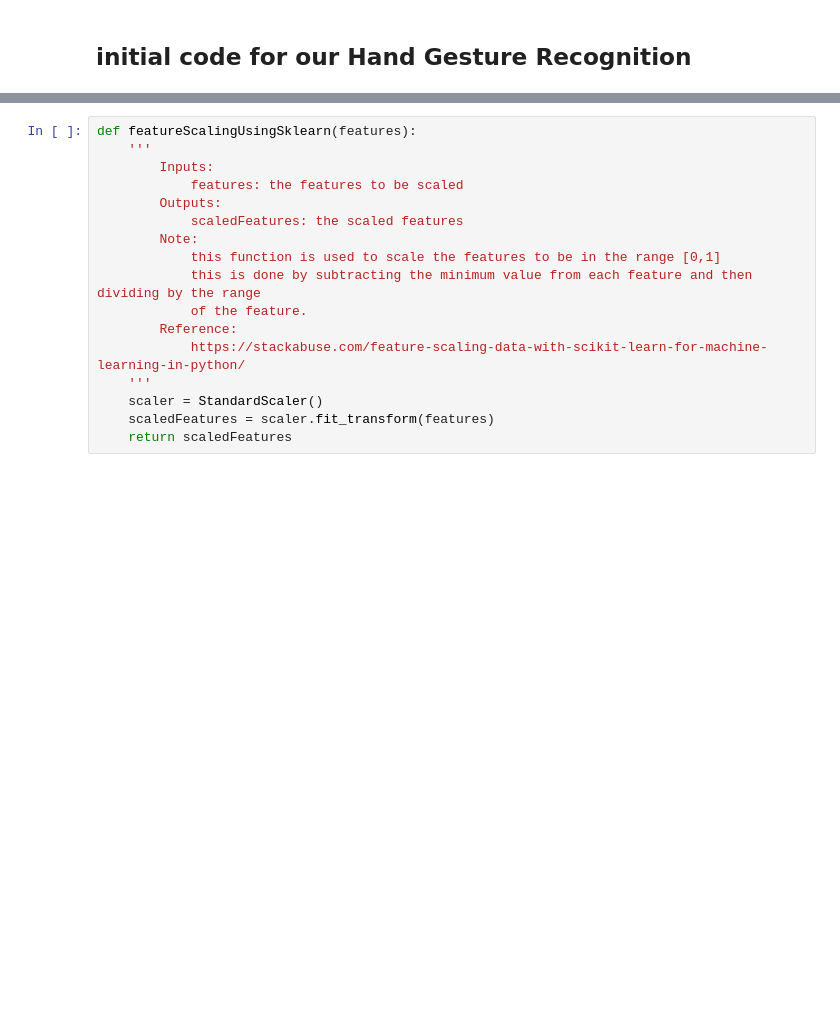
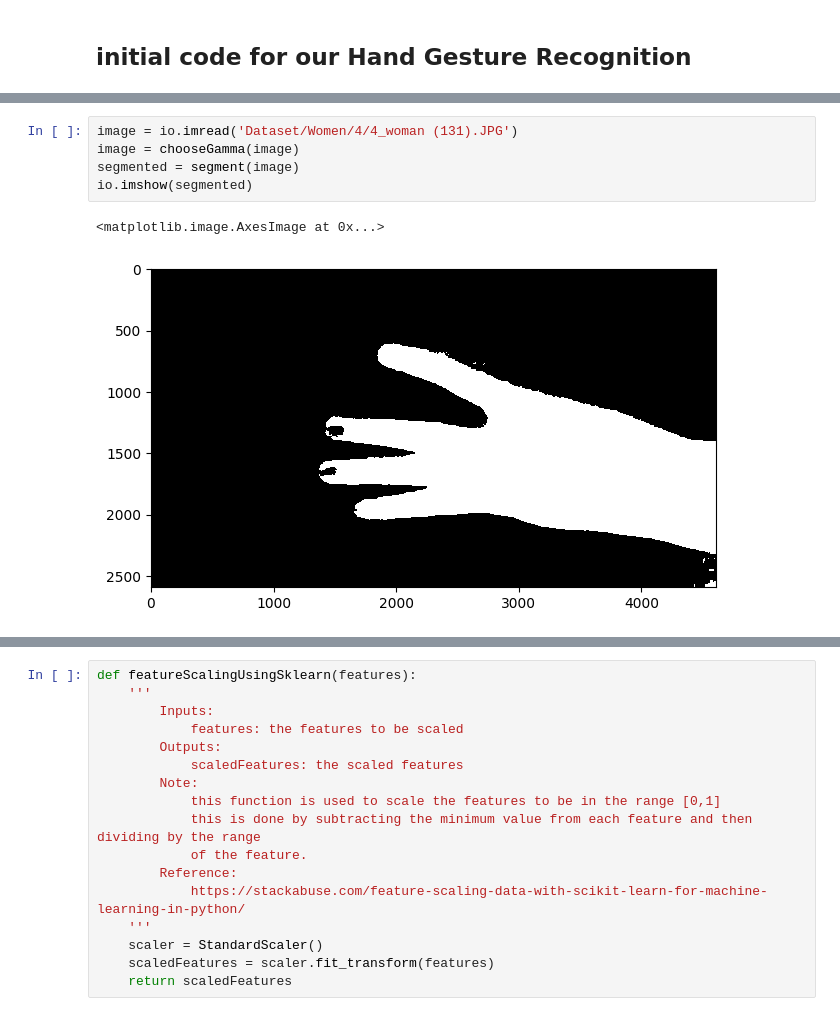
Before and after one commit to khaHesham/Hand-Gesture-Recognition, a Jupyter notebook: init_workspace.ipynb, the cells around one changed output, grey strips where cells are left out. Cells and saved outputs as stored; diff of their text form; blank space fills up the shorter version.

```diff
--- a/init_workspace.ipynb
+++ b/init_workspace.ipynb
@@ -110,0 +160,8 @@ def adjust_gamma(image, gamma=1.0):
+# %%
+image = io.imread('Dataset/Women/4/4_woman (131).JPG')
+image = chooseGamma(image)
+segmented = segment(image)
+io.imshow(segmented)
+# %% [output]
+<matplotlib.image.AxesImage at 0x...>
+[figure, added]
```
Also changed, not shown: parts of 38 cells of this notebook, 2 other files.
